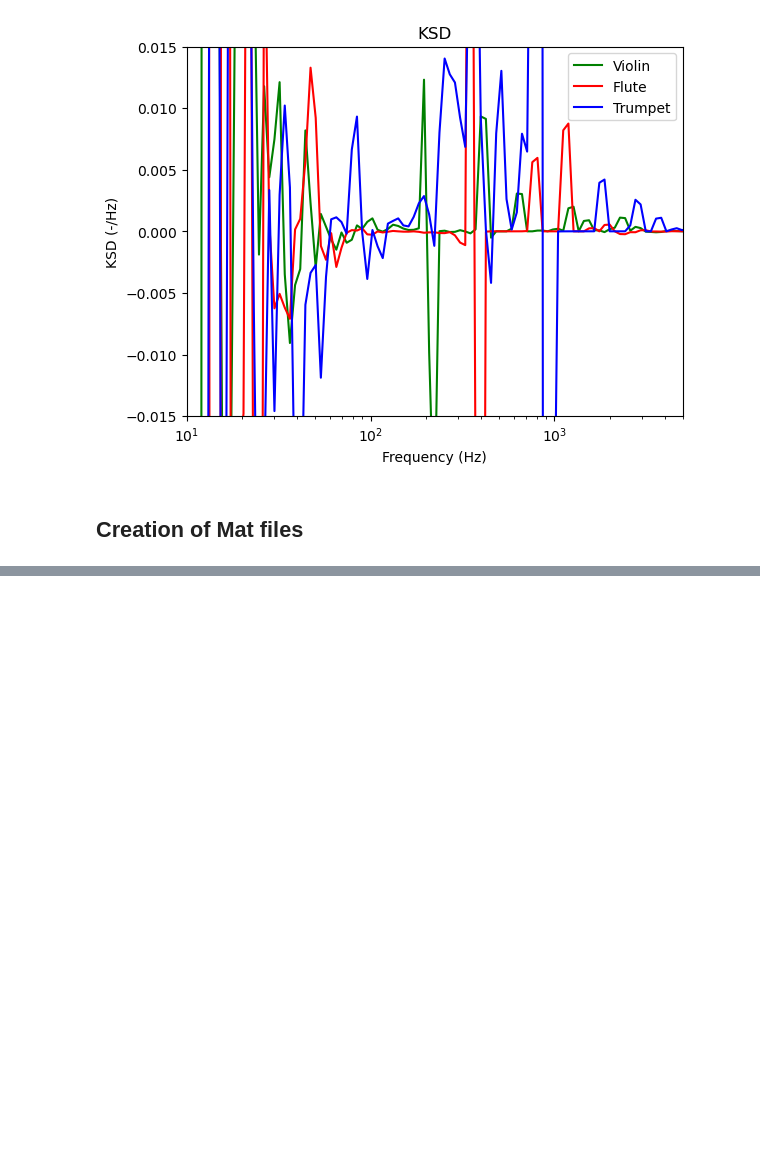
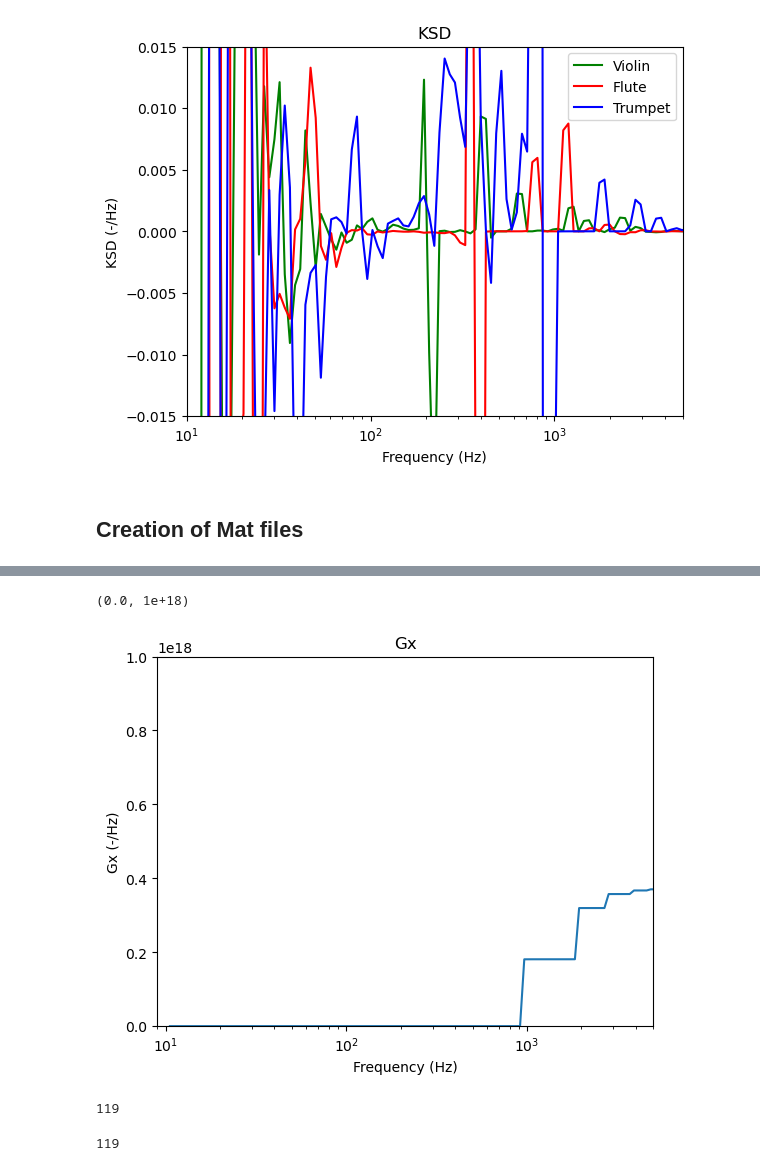
Before and after one commit to karthikkurella/Spectral-Densities-for-Dimensionality-Reduction, a Jupyter notebook: src/Audio-SSD_KSD.ipynb, the cells around one changed output, grey strips where cells are left out. Drawn from its saved outputs; the diff is of its cells as text; code cells hidden in the pictures; blank space fills up the shorter version.

```diff
--- a/src/Audio-SSD_KSD.ipynb
+++ b/src/Audio-SSD_KSD.ipynb
@@ -1106,0 +1158,19 @@ plt.show()
+# %%
+plt.figure(4)
+plt.semilogx(F, Gx4, linewidth=1.5)
+plt.title('Gx')
+plt.xlabel('Frequency (Hz)')
+plt.ylabel('Gx (-/Hz)')
+plt.xlim([9, 5000])
+plt.ylim([0,10**18])
+# %% [output]
+(0.0, 1e+18)
+[figure, added]
+# %%
+len(F)
+# %% [output]
+119
+# %%
+len(Gx)
+# %% [output]
+119
```
Also changed, not shown: parts of 29 cells of this notebook, 1 other file.
